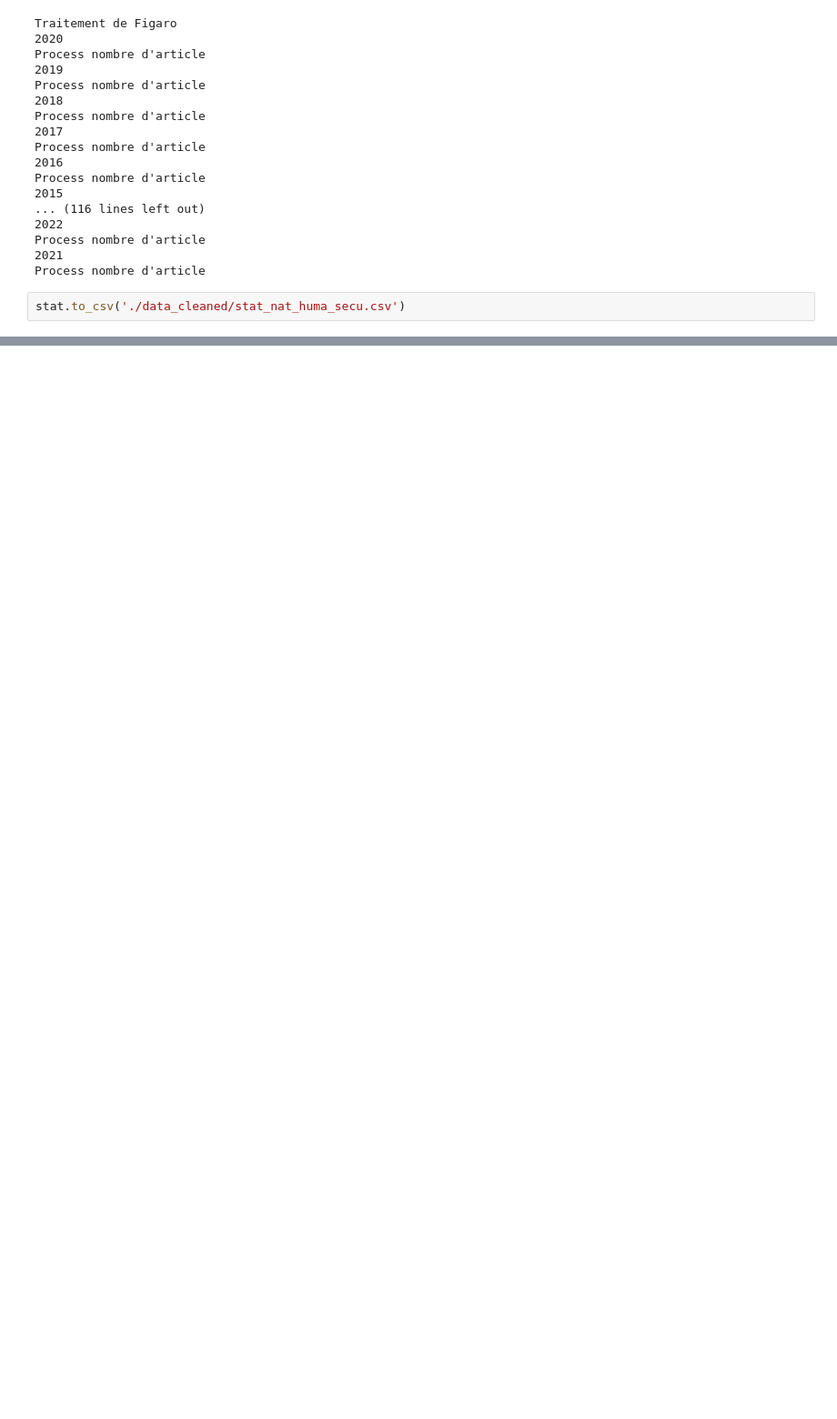
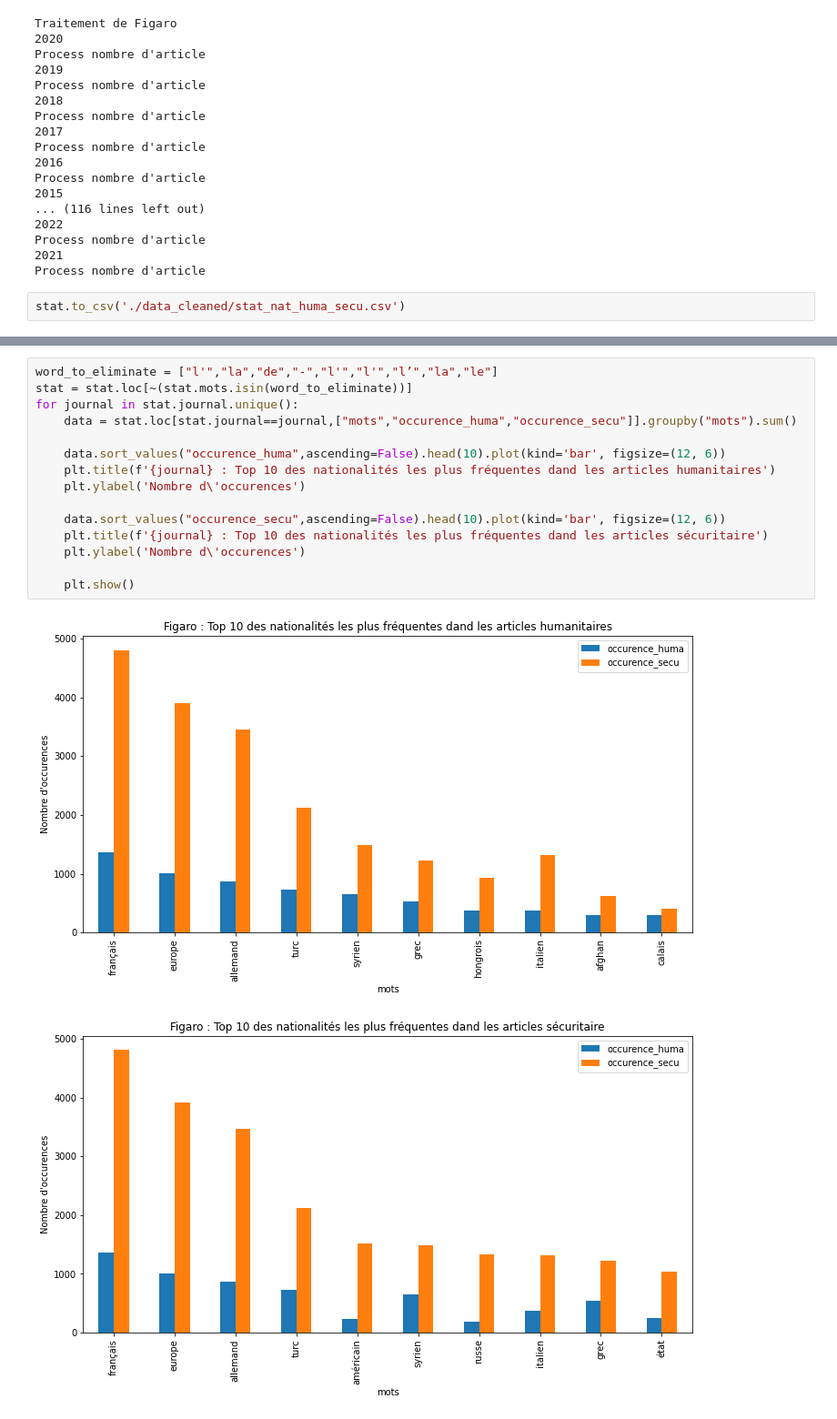
Before and after one commit to cmllbll/Projet_DSSS_2023, a Jupyter notebook: Humanitaire-securitaire.ipynb, the cells around one changed output, grey strips where cells are left out. Shown at 91% size. Cells and saved outputs as stored; diff of their text form; blank space fills up the shorter version.

```diff
--- a/Humanitaire-securitaire.ipynb
+++ b/Humanitaire-securitaire.ipynb
@@ -1355,0 +1480,18 @@ df_compiled
+# %%
+word_to_eliminate = ["l'","la","de","-","l'","l'","l’","la","le"]
+stat = stat.loc[~(stat.mots.isin(word_to_eliminate))]
+for journal in stat.journal.unique():
+    data = stat.loc[stat.journal==journal,["mots","occurence_huma","occurence_secu"]].groupby("mots").sum()
+
+    data.sort_values("occurence_huma",ascending=False).head(10).plot(kind='bar', figsize=(12, 6))
+    plt.title(f'{journal} : Top 10 des nationalités les plus fréquentes dand les articles humanitaires')
+    plt.ylabel('Nombre d\'occurences')
+
+    data.sort_values("occurence_secu",ascending=False).head(10).plot(kind='bar', figsize=(12, 6))
+    plt.title(f'{journal} : Top 10 des nationalités les plus fréquentes dand les articles sécuritaire')
+    plt.ylabel('Nombre d\'occurences')
+
+    plt.show()
+# %% [output]
+[figure, added]
+[figure, added]
```
Also changed, not shown: parts of 10 cells of this notebook, 2 other files.
